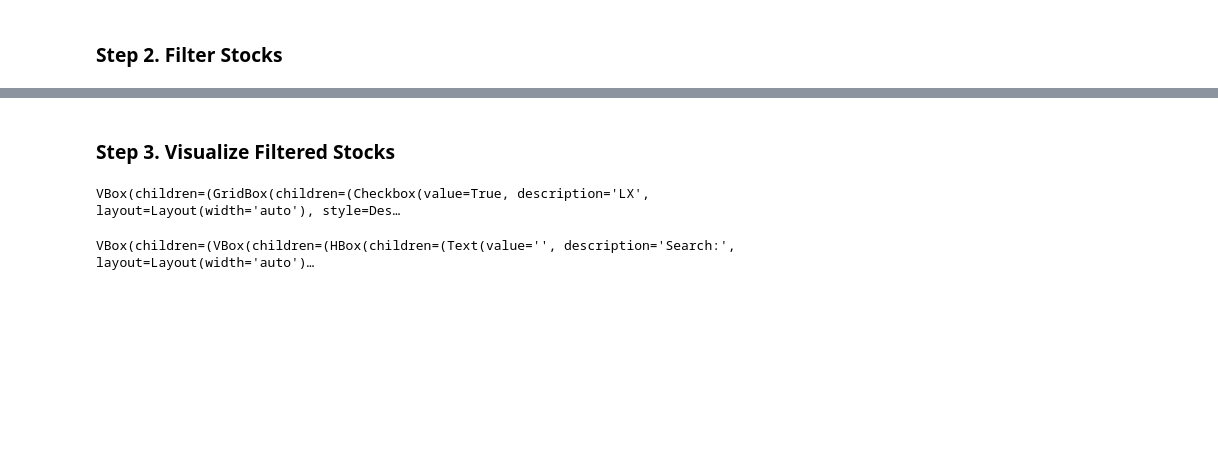
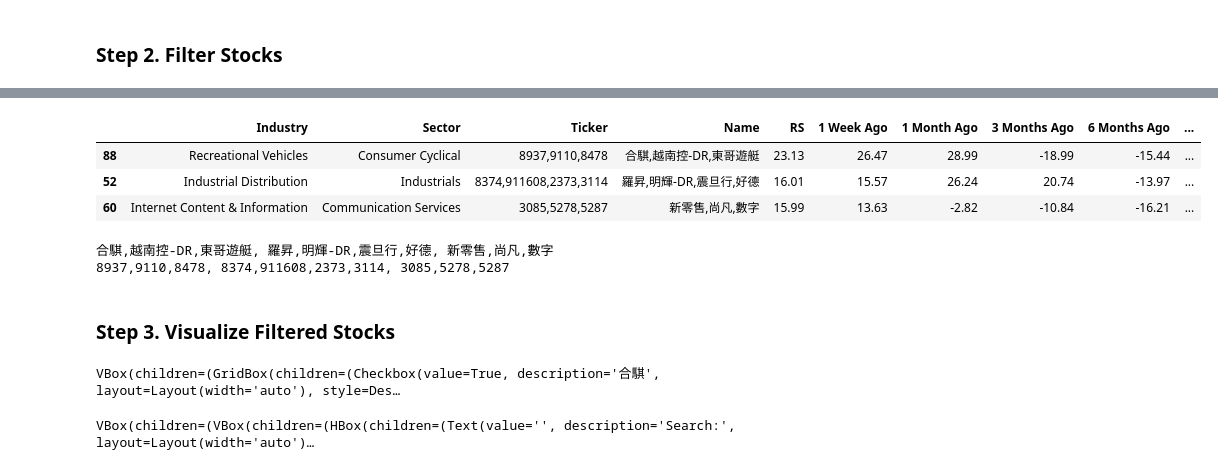
Before and after one commit to yorkjong/stock-reports, a Jupyter notebook: notebooks/weinstein_reports.ipynb, the cells around one changed output, grey strips where cells are left out. Saved outputs shown, nothing was run; the diff lists cells and outputs as text; code cells hidden in the pictures; blank space fills up the shorter version.

Commit message:
feat: Add Filter 4 with Groupby "Industry" functionality

```diff
--- a/notebooks/weinstein_reports.ipynb
+++ b/notebooks/weinstein_reports.ipynb
@@ -632,8 +620,49 @@ LX, JD, BEKE, QSG, BABA, FINV, XNET, GDEV, YMM, CAAS
+# %%
+# @title Filter 4. Groupby "Industry" {"run":"auto"}
+cond0 = "(df['RS'] > 0)" # @param ["(df['RS'] > 0)"]
+cond1 = "& (df['Rating (RS)'] > 95)" # @param ["& (df['Rating (RS)'] > 95)", "& (df['Rating (RS)'] > 90)", "& (df['Rating (RS)'] > 85)", "& (df['Rating (RS)'] > 80)", ""]
+num_items = 3 # @param [1, 3, 5] {"type":"raw"}
+
+NUM_CONDS = 2
+
+from vistock.ranking_utils import append_ratings, groupby_industry
+
+selected_file = file_dropdown.value
+stock_df = github.download_csv(selected_file)
+
+# Filter out rows with NaN in the 'Ticker' column
+stock_df = stock_df[stock_df['Ticker'].notna()]
+
+rs_columns = ['RS', '1 Week Ago',
+              '1 Month Ago', '3 Months Ago', '6 Months Ago', '9 Months Ago']
+if 'Name' in stock_df.columns:
+    columns = ['Sector', 'Ticker', 'Name'] + rs_columns
+else:
+    columns = ['Sector', 'Ticker'] + rs_columns
+df = groupby_industry(stock_df, columns, key='RS')
+
+df = df.sort_values(by='RS', ascending=False)
+df = append_ratings(df, rs_columns)
+
+cond = eval('+'.join([f"cond{i}" for i in range(NUM_CONDS)]))
+df = df[eval(cond)]
+df_top_f4 = df.head(num_items)
+display(df_top_f4)
+
+print_column(df_top_f4, 'Name')
+print_column(df_top_f4, 'Ticker')
+# %% [output]
+|  | Industry | Sector | Ticker | Name | RS | 1 Week Ago | 1 Month Ago | 3 Months Ago | 6 Months Ago | ... |
+| 88 | Recreational Vehicles | Consumer Cyclical | 8937,9110,8478 | 合騏,越南控-DR,東哥遊艇 | 23.13 | 26.47 | 28.99 | -18.99 | -15.44 | ... |
+| 52 | Industrial Distribution | Industrials | 8374,911608,2373,3114 | 羅昇,明輝-DR,震旦行,好德 | 16.01 | 15.57 | 26.24 | 20.74 | -13.97 | ... |
+| 60 | Internet Content & Information | Communication Services | 3085,5278,5287 | 新零售,尚凡,數字 | 15.99 | 13.63 | -2.82 | -10.84 | -16.21 | ... |
+合騏,越南控-DR,東哥遊艇, 羅昇,明輝-DR,震旦行,好德, 新零售,尚凡,數字
+8937,9110,8478, 8374,911608,2373,3114, 3085,5278,5287
 # %% [markdown]
 ### Step 3. Visualize Filtered Stocks
 # %%
 # @title Plot 1. Mansfield Relative Strength Comparison {"run":"auto"}
-source = "Filter 3. RS Breakout" # @param ["Filter 1. Sorting", "Filter 2. Increasing RS","Filter 3. RS Breakout","Major Global Stock Indices", "Sector Indices"]
+source = "Filter 4. Groupby Industry" # @param ["Filter 1. Sorting", "Filter 2. Increasing RS","Filter 3. RS Breakout", "Filter 4. Groupby Industry", "Major Global Stock Indices", "Sector Indices"]
 backend = "mplfinance" # @param ["mplfinance","Plotly"]
 
 import matplotlib.pyplot as plt
@@ -648,6 +677,7 @@ symbols = {
     'Filter 1. Sorting': sorting_tickers,
     'Filter 2. Increasing RS': increasing_rs_tickers,
     'Filter 3. RS Breakout': rs_breakout_tickers,
+    'Filter 4. Groupby Industry': groupby_industry_tickers,
     'Major Global Stock Indices': major_indices,
     'Sector Indices': sector_indices,
 }[source]()
@@ -727,6 +757,6 @@ btn_plot.on_click(on_plot_click)
 if backend == 'Plotly':
     enable_plotly_in_cell()
 # %% [output]
-VBox(children=(GridBox(children=(Checkbox(value=True, description='LX', layout=Layout(width='auto'), style=Des…
+VBox(children=(GridBox(children=(Checkbox(value=True, description='合騏', layout=Layout(width='auto'), style=Des…
 # %%
 # @title Plot 2. Mansfield Stock Chart {"run":"auto"}
```
Also changed, not shown: parts of 6 cells of this notebook.
